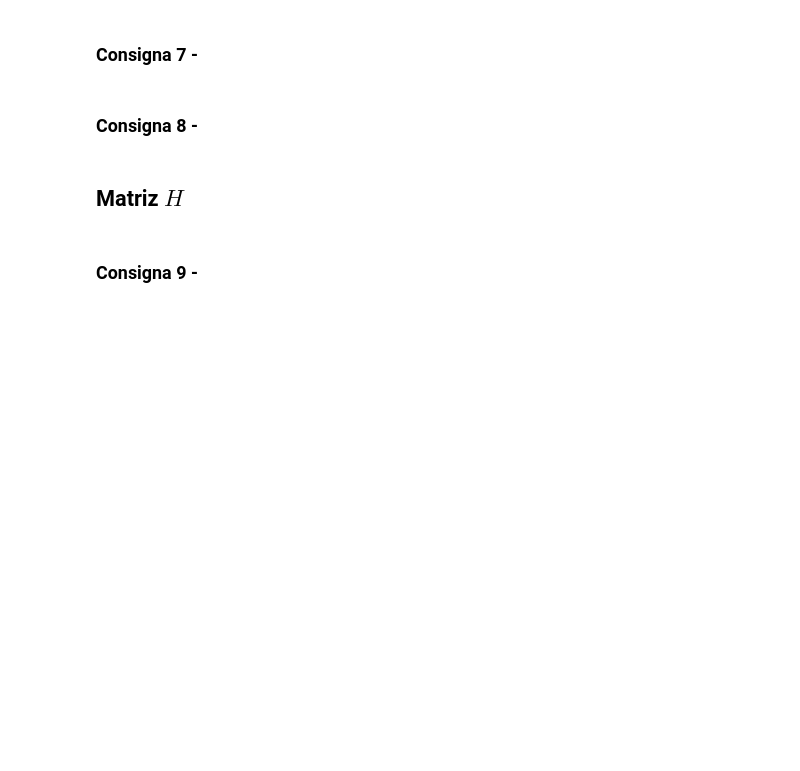
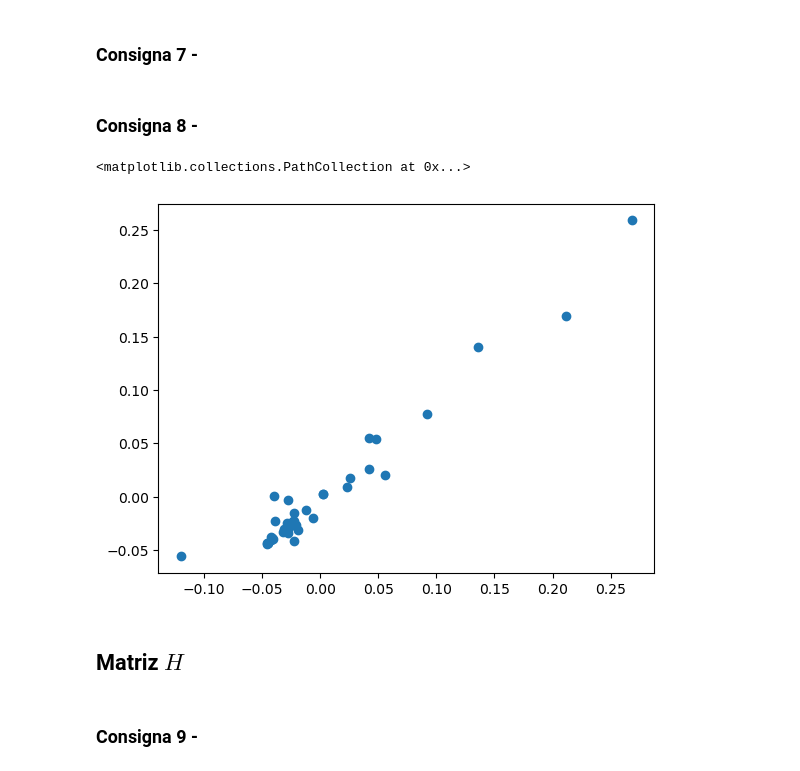
Before and after one commit to MatildaBartoli/TP2-ALC-2024, a Jupyter notebook: grupo_20_TP2.ipynb, the cells around one changed output. Drawn from its saved outputs; the diff is of its cells as text; code cells hidden in the pictures; blank space fills up the shorter version.

```diff
--- a/grupo_20_TP2.ipynb
+++ b/grupo_20_TP2.ipynb
@@ -348,5 +351,22 @@ autovalor2 = autovector2.T @ C_ / (np.linalg.norm(autovector2)**2)
 # %% [markdown]
 ### Consigna 8 -
+# %%
+#tomamos los dos vectores más representativos
+V = np.array([autovector1, autovector2]).reshape((40, 2))
+
+#reducimos la matriz original según estos vectores
+Puntos = Arr_n @ V
+
+
+fig, ax = plt.subplots()
+#graficamos
+ax.scatter(x = Puntos[:, 0], y = Puntos[:, 1])
+#TODO make pretty
+
+#TODO ver de clusters
+# %% [output]
+<matplotlib.collections.PathCollection at 0x...>
+[figure, added]
 # %% [markdown]
 ## Matriz $H$
 # %% [markdown]
```
Also changed, not shown: parts of 7 cells of this notebook, 1 other file.
